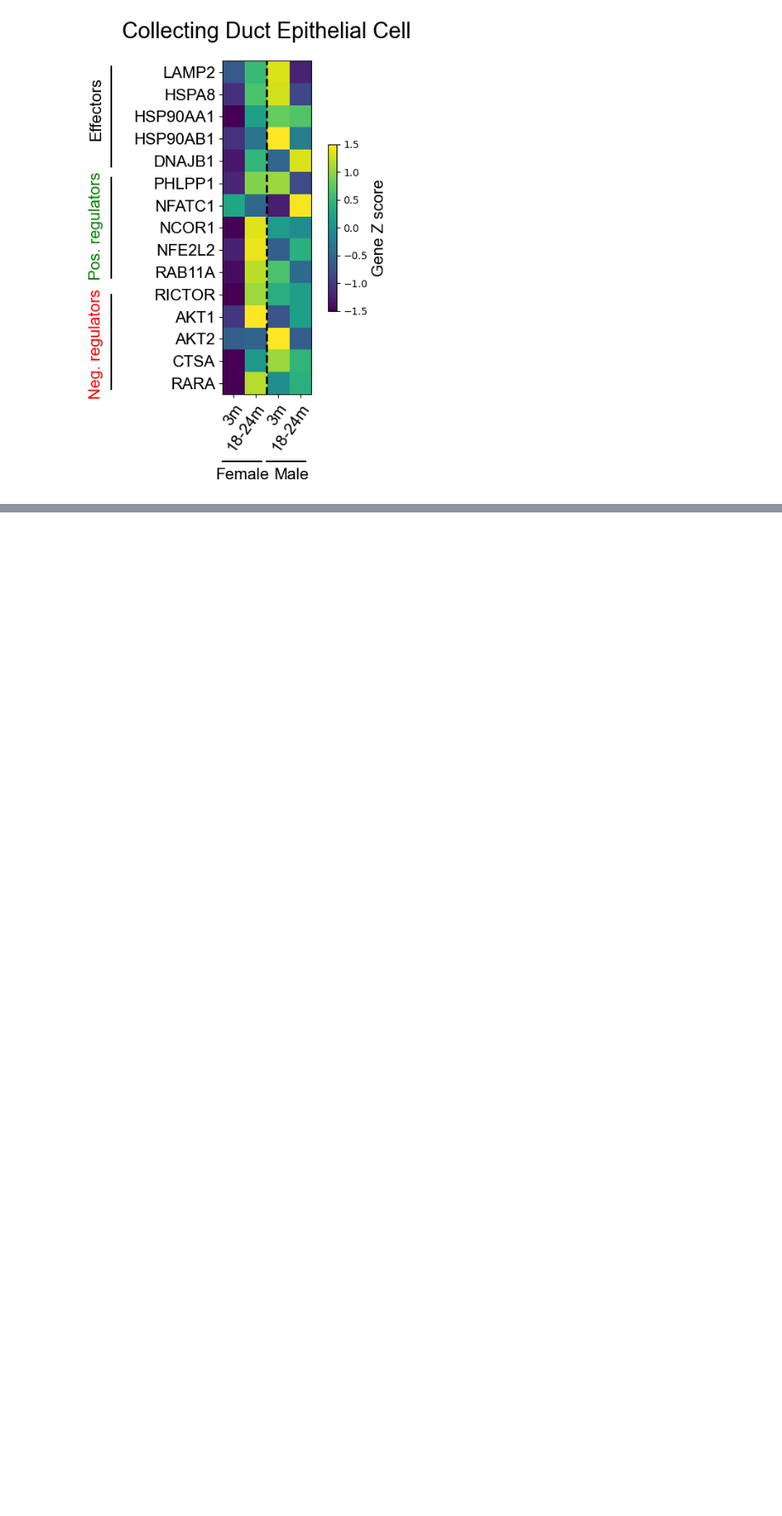
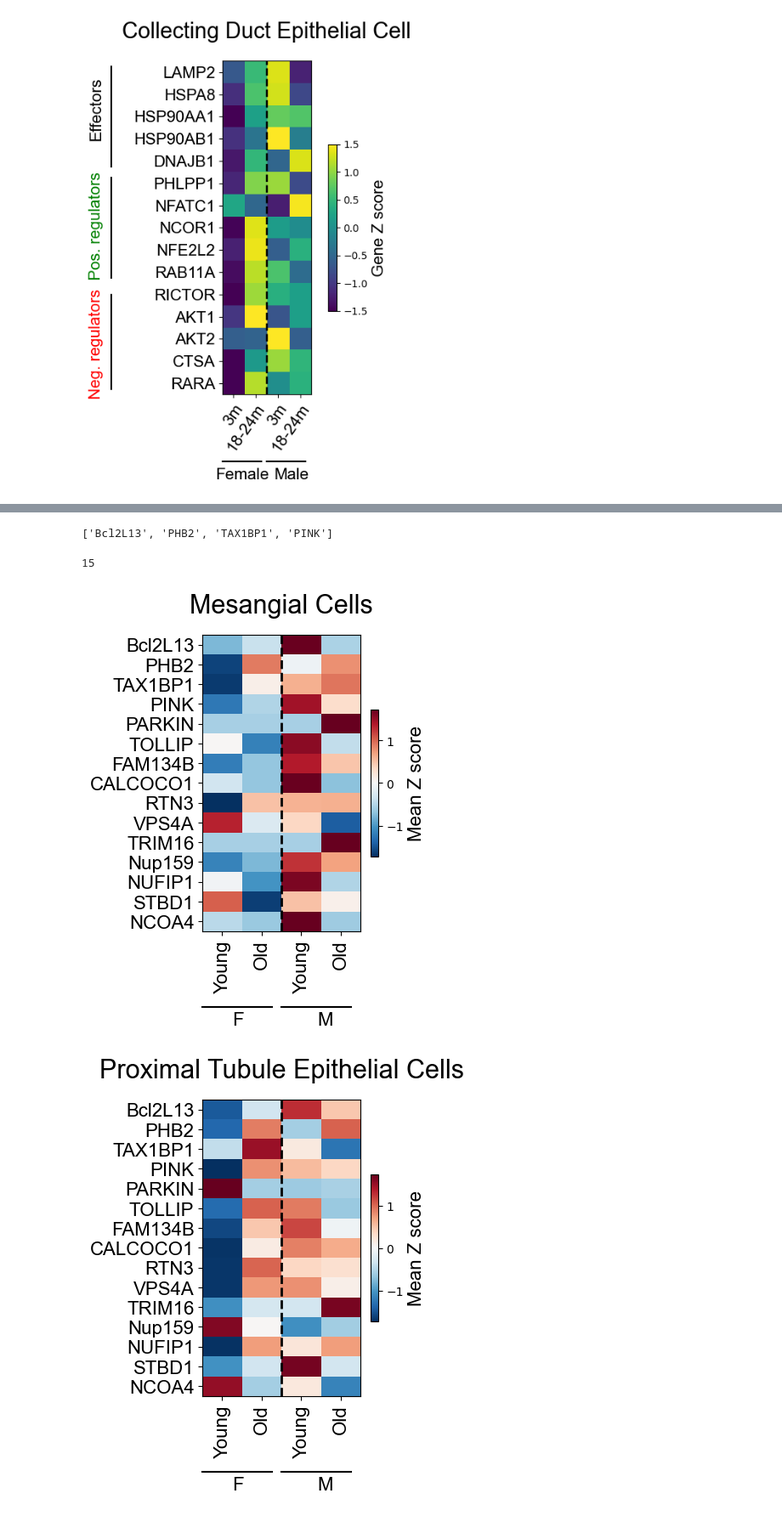
Before and after one commit to amsegura/Khawaja_et_al_2024, a Jupyter notebook: CMA_aging_Atlas_Kidney.ipynb, the cells around one changed output, grey strips where cells are left out. Shown at 85% size. Drawn from its saved outputs; the diff is of its cells as text; code cells hidden in the pictures; blank space fills up the shorter version.

```diff
--- a/CMA_aging_Atlas_Kidney.ipynb
+++ b/CMA_aging_Atlas_Kidney.ipynb
@@ -452,0 +690,7 @@ for i in cells:
+# %%
+genes = model_matrix[model_matrix['Gene_set']=='Selective MA']['Symbol'].to_list()
+print(genes[:4])
+len(genes)
+# %% [output]
+['Bcl2L13', 'PHB2', 'TAX1BP1', 'PINK']
+15
@@ -452,0 +767,6 @@ for i in cells:
+# %%
+for i in cells:
+    selective(cellpop=i)
+# %% [output]
+[figure, added]
+[figure, added]
```
Also changed, not shown: parts of 37 cells of this notebook, 5 other files.
